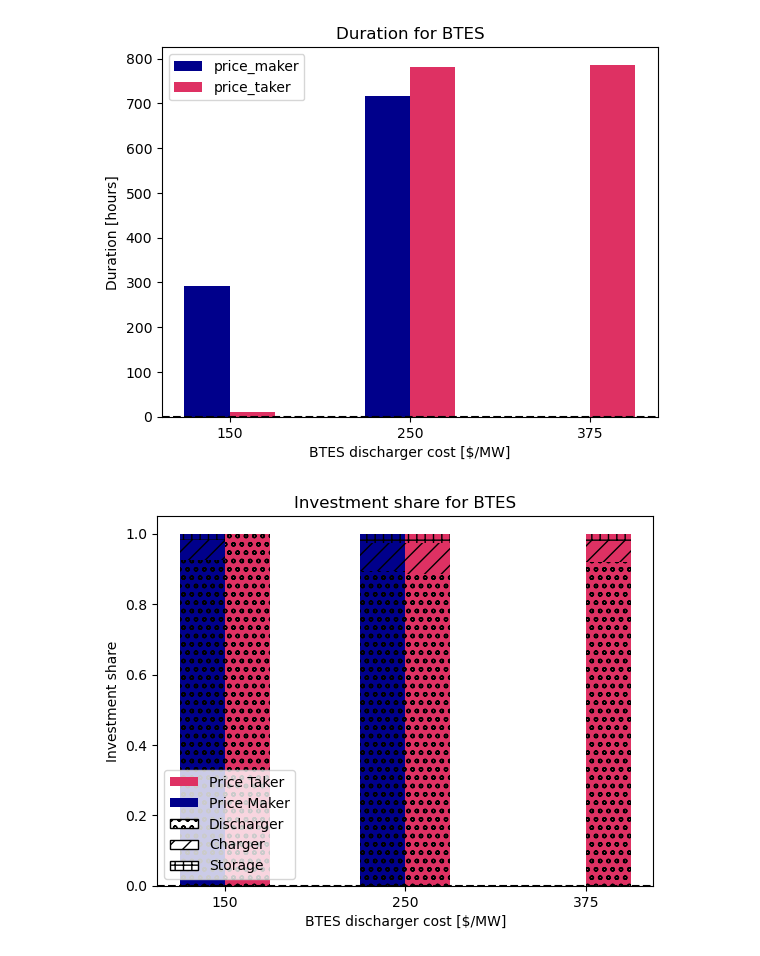
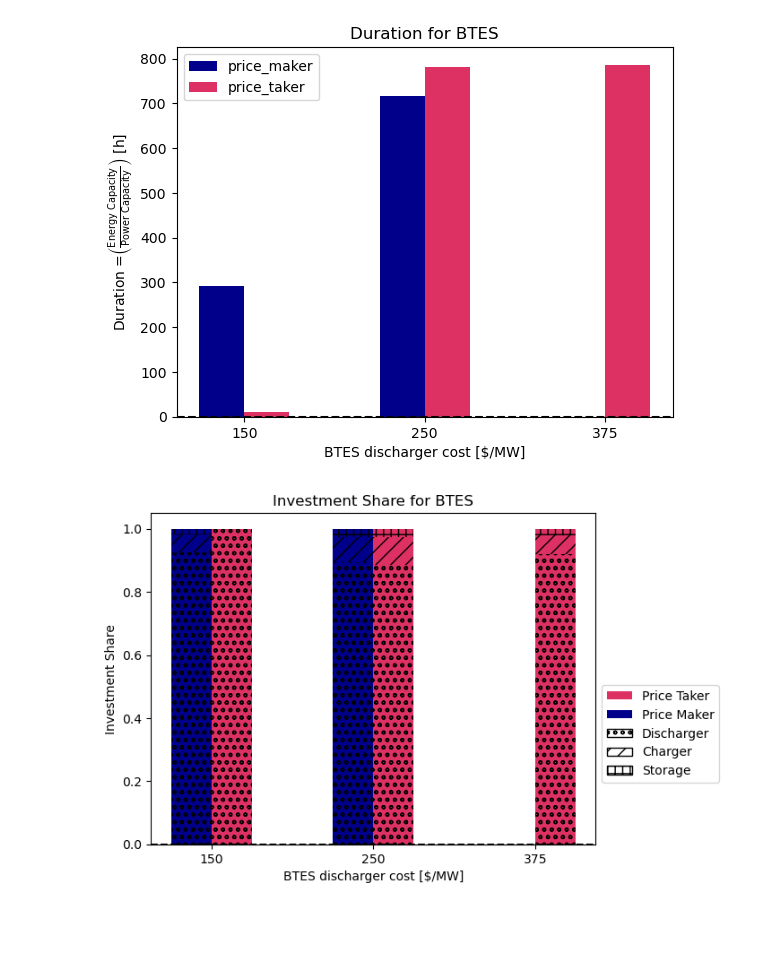
Before and after one commit to carnegie/clab_underground_th_storage, a Jupyter notebook: plot_price_taker.ipynb, the cells around one changed output. Cells and saved outputs as stored; diff of their text form; code cells hidden in the pictures; blank space fills up the shorter version.

Commit message:
Price maker/taker and nuclear case

```diff
--- a/plot_price_taker.ipynb
+++ b/plot_price_taker.ipynb
@@ -80,7 +80,11 @@ def plot_bars_maker_taker(x,y, xlabel, ylabel, title=None, split_bars=False):
             Patch(facecolor='white', edgecolor='black', hatch=hatching[2], label='Storage'),
         ]
 
-        plt.legend(handles=legend_elements)
+        # Put legend outside of plot
+        plt.legend(handles=legend_elements, bbox_to_anchor=(1, 0.5))
+
+    # Save figure
+    plt.savefig('figures/btes_{0}.png'.format(title.replace(' ','_').replace(',','').lower()), bbox_inches='tight')
 # %%
 def plot_curve_maker_taker(var, run, xlabel, ylabel, title=None):
     """
@@ -92,7 +96,9 @@ def plot_curve_maker_taker(var, run, xlabel, ylabel, title=None):
     plt.title(title if title else '')
     handles, labels = plt.gca().get_legend_handles_labels()
     by_label = dict(zip(labels, handles))
-    plt.legend(by_label.values(), by_label.keys())
+    plt.legend(by_label.values(), by_label.keys(), bbox_to_anchor=(1, 0.5))
+    # Save figure
+    plt.savefig('figures/btes_{0}.png'.format(title.replace(' ','_').replace(',','').lower()), bbox_inches='tight')
 # %%
 # Collect results
 rev_per_inv = {'price_maker': [], 'price_taker': []}
@@ -138,8 +144,8 @@ for price in prices:
 # %%
 # Plot revenue per investment
-plot_bars_maker_taker(prices, rev_per_inv, 'BTES discharger cost [$/MW]', 'Revenue per Investment [$/(\$ invested * hours)]', 'Revenue per Investment for BTES')
+plot_bars_maker_taker(prices, rev_per_inv, 'BTES discharger cost [$/MW]', 'System Benefit per Investment [$/(\$ invested * hours)]', 'System Benefit per Investment for BTES')
 # Plot duration
-plot_bars_maker_taker(prices, duration, 'BTES discharger cost [$/MW]', 'Duration [hours]', 'Duration for BTES')
+plot_bars_maker_taker(prices, duration, 'BTES discharger cost [$/MW]', r'Duration =$\left( \frac{\mathrm{Energy \ Capacity}}{\mathrm{Power \ Capacity}} \right)$ [h]', 'Duration for BTES')
 # Plot investment share
-plot_bars_maker_taker(prices, inv, 'BTES discharger cost [$/MW]', 'Investment share', 'Investment share for BTES', split_bars=True)
+plot_bars_maker_taker(prices, inv, 'BTES discharger cost [$/MW]', 'Investment Share', 'Investment Share for BTES', split_bars=True)
 # %% [output]
@@ -147,2 +153,2 @@ plot_bars_maker_taker(prices, inv, 'BTES discharger cost [$/MW]', 'Investment sh
-[figure, old version]
+[figure, new version]
-[figure, old version]
+[figure, new version]
```
Also changed, not shown: parts of 2 cells of this notebook, 1 other file.
